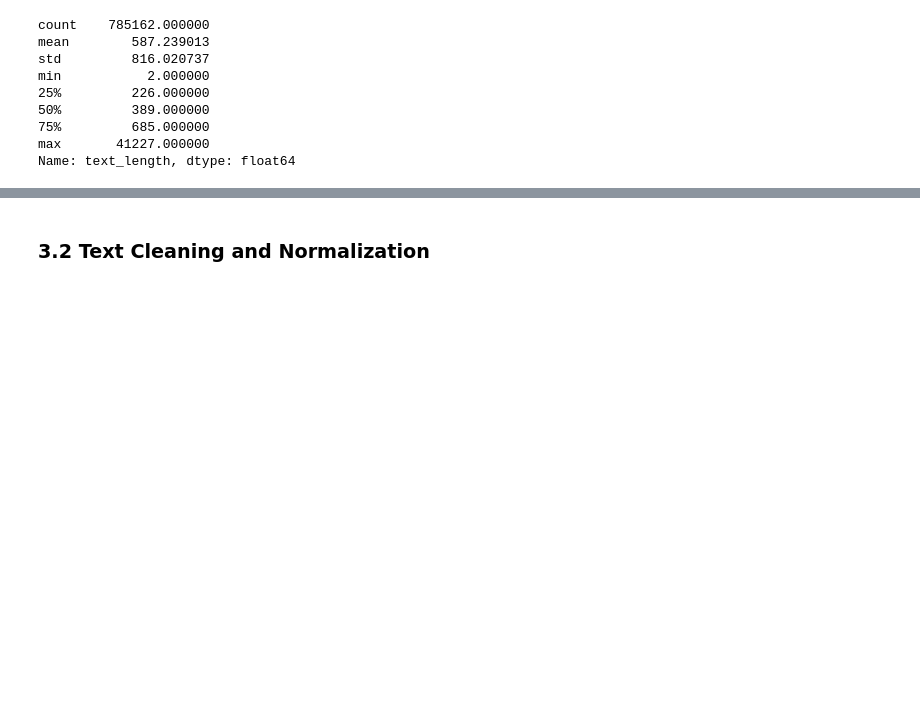
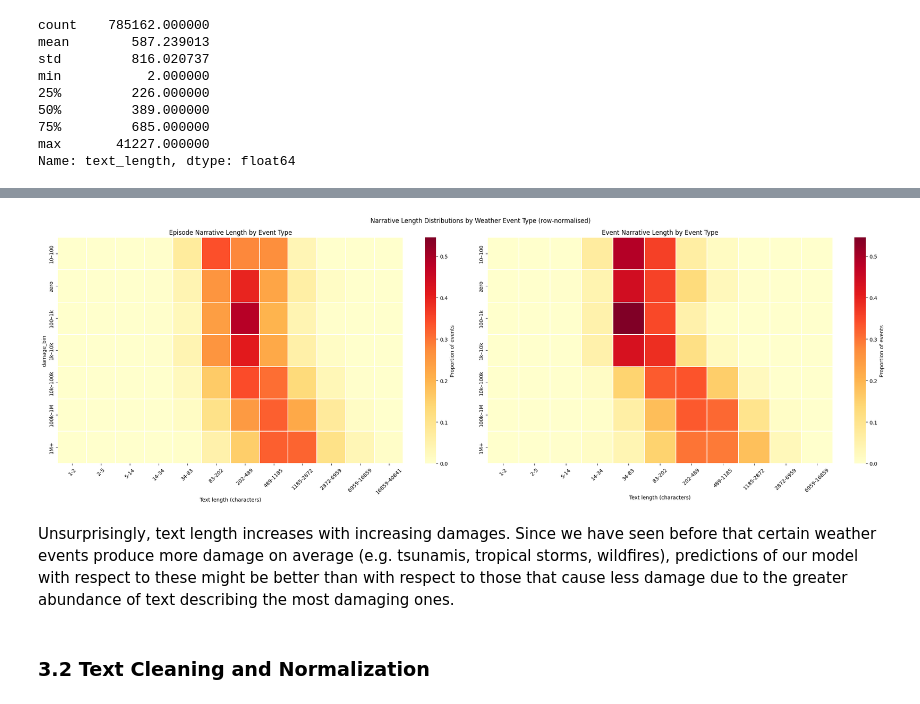
Before and after one commit to mirunabel/Task1_ATML, a Jupyter notebook: Task1.ipynb, the cells around one changed output, grey strips where cells are left out. Saved outputs shown, nothing was run; the diff lists cells and outputs as text; code cells hidden in the pictures; blank space fills up the shorter version.

```diff
--- a/Task1.ipynb
+++ b/Task1.ipynb
@@ -679,2 +755,55 @@ The logarithmic scale helps display both short and very long reports more clearl
+# %%
+# Compute separate lengths
+df["episode_length"] = df["episode_narrative"].apply(len)
+df["event_length"]   = df["event_narrative"].apply(len)
+
+# Shared log-spaced bins (computed from both together so axes are comparable)
+all_lengths = pd.concat([df["episode_length"], df["event_length"]])
+log_bins = np.logspace(np.log10(all_lengths.clip(lower=1).min()),
+                       np.log10(all_lengths.max()), 13)
+bin_labels = [f"{int(log_bins[i])}-{int(log_bins[i+1])}" for i in range(len(log_bins)-1)]
+
+# Log-spaced damage bins; zero gets its own label since log(0) is undefined
+df_top = df.copy()
+log_edges = np.concatenate([[-1, 0], np.logspace(0, np.log10(1 + df["damage"].max()), 7)])
+damage_labels = ["zero", "1–10", "10–100", "100–1k", "1k–10k", "10k–100k", "100k–1M", "1M+"]
+
+df_top["damage_bin"] = pd.cut(df_top["damage"], bins=log_edges,
+                               labels=damage_labels, include_lowest=True)
+df_top["ep_bin"] = pd.cut(df_top["episode_length"], bins=log_bins, labels=bin_labels, include_lowest=True)
+df_top["ev_bin"] = pd.cut(df_top["event_length"],   bins=log_bins, labels=bin_labels, include_lowest=True)
+
+def make_pivot(data, bin_col):
+    p = data.groupby(["damage_bin", bin_col], observed=True).size().unstack(fill_value=0)
+    return p.div(p.sum(axis=1), axis=0)
+
+pivot_ep = make_pivot(df_top, "ep_bin")
+pivot_ev = make_pivot(df_top, "ev_bin")
+
+# Sort rows by episode median bin (same order on both plots)
+order = pivot_ep.idxmax(axis=1).sort_values().index
+pivot_ep, pivot_ev = pivot_ep.loc[order], pivot_ev.loc[order]
+
+vmax = max(pivot_ep.values.max(), pivot_ev.values.max())
+
+fig, (ax1, ax2) = plt.subplots(1, 2, figsize=(24, 8))
+for ax, pivot, title in [
+    (ax1, pivot_ep, "Episode Narrative"),
+    (ax2, pivot_ev, "Event Narrative"),
+]:
+    sns.heatmap(pivot, cmap="YlOrRd", ax=ax, linewidths=0.3,
+                vmin=0, vmax=vmax, cbar_kws={"label": "Proportion of events"})
+    ax.set_title(f"{title} Length by Event Type")
+    ax.set_xlabel("Text length (characters)")
+    ax.tick_params(axis="x", rotation=45)
+
+ax2.set_ylabel("")
+plt.suptitle("Narrative Length Distributions by Weather Event Type (row-normalised)")
+plt.tight_layout()
+plt.show()
+# %% [output]
+[figure, added]
+# %% [markdown]
+Unsurprisingly, text length increases with increasing damages. Since we have seen before that certain weather events produce more damage on average (e.g. tsunamis, tropical storms, wildfires), predictions of our model with respect to these might be better than with respect to those that cause less damage due to the greater abundance of text describing the most damaging ones.
 # %% [markdown]
 ### 3.2 Text Cleaning and Normalization
```
Also changed, not shown: parts of 95 cells of this notebook, 2 other files.
